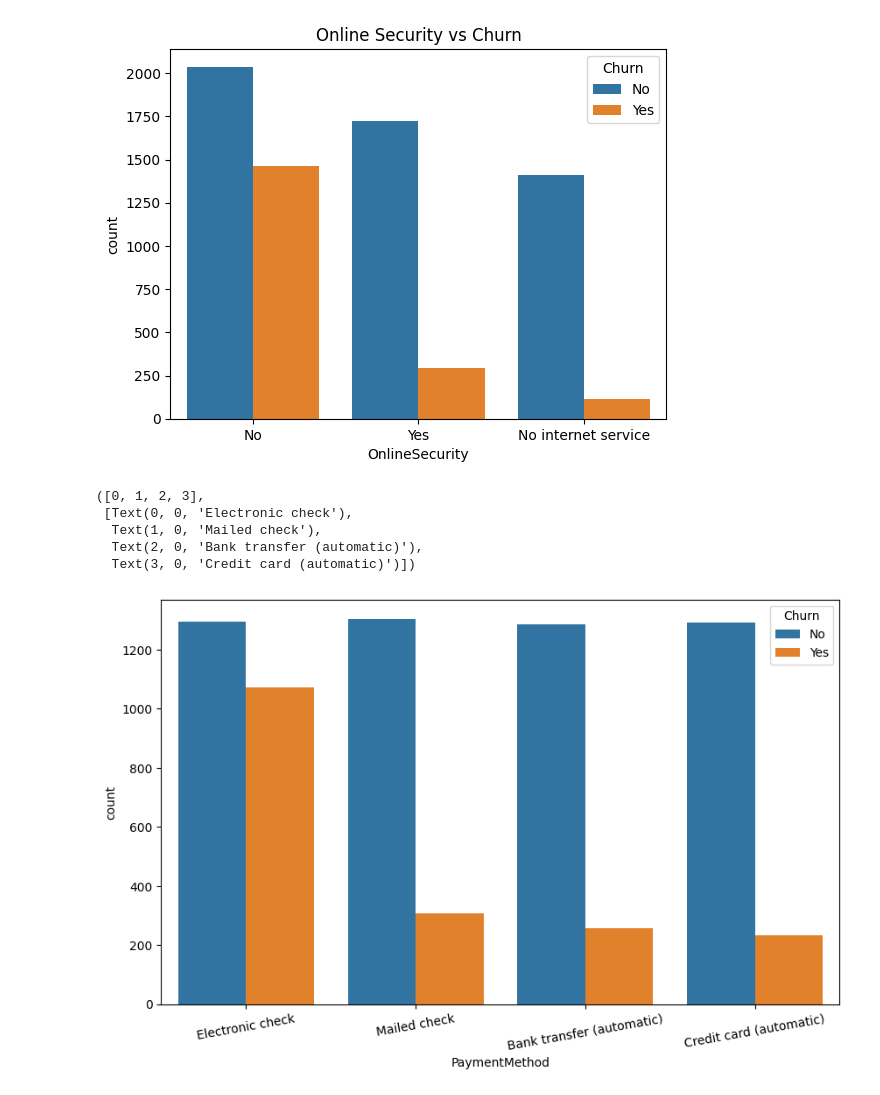
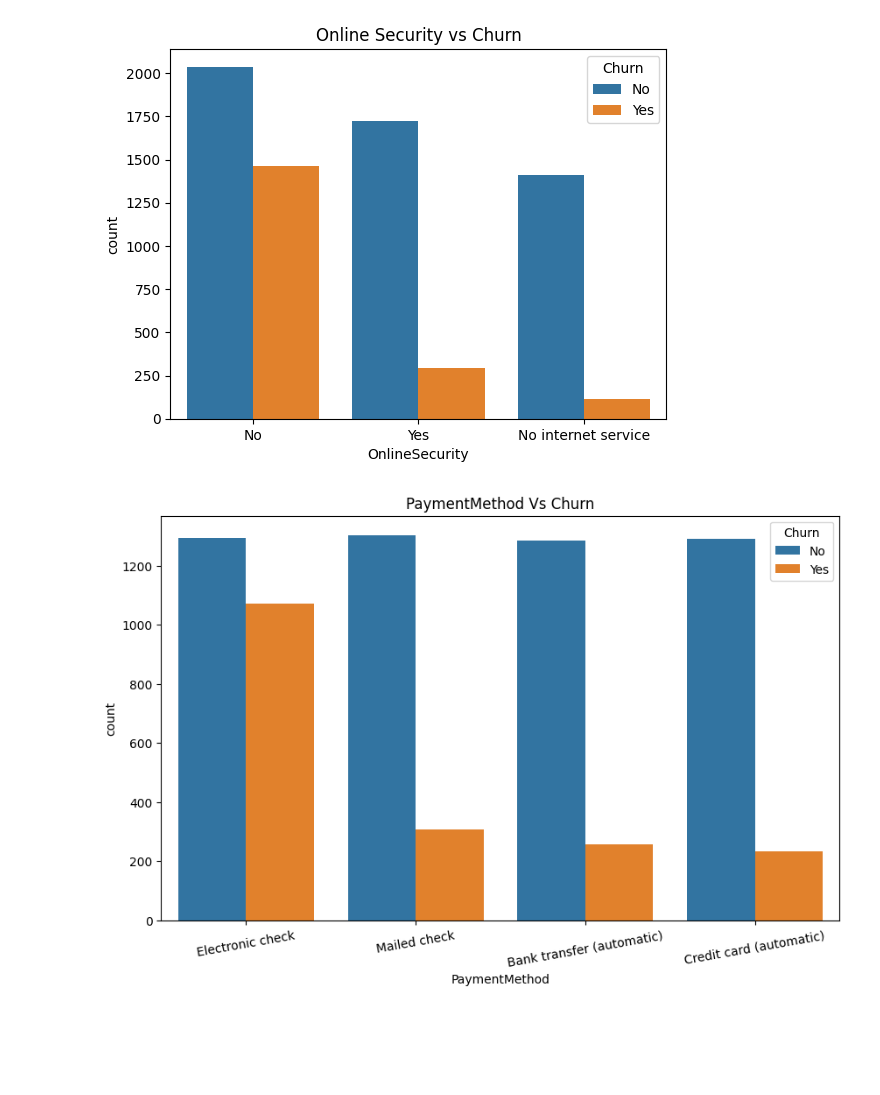
Before and after one commit to Shantaannu/Telecom-customer-churn, a Jupyter notebook: notebooks/03_eda.ipynb, the cells around one changed output. Cells and saved outputs as stored; diff of their text form; code cells hidden in the pictures; blank space fills up the shorter version.

Commit message:
Visualization code Updated

```diff
--- a/notebooks/03_eda.ipynb
+++ b/notebooks/03_eda.ipynb
@@ -103,14 +117,13 @@ plt.show()
 # %%
 plt.figure(figsize=(10,6))
 sns.countplot(data=df, x = 'PaymentMethod', hue = 'Churn')
+plt.title("PaymentMethod Vs Churn")
+plt.savefig(r"..\outputs\figures\PayementMethod_vs_Churn.png",dpi=300,bbox_inches="tight")
 plt.xticks(rotation = 10)
+plt.show()
+plt.close()
 # %% [output]
-([0, 1, 2, 3],
- [Text(0, 0, 'Electronic check'),
-  Text(1, 0, 'Mailed check'),
-  Text(2, 0, 'Bank transfer (automatic)'),
-  Text(3, 0, 'Credit card (automatic)')])
-[figure, old version]
+[figure, new version]
 # %%
 numeric_cols = ['tenure', 'MonthlyCharges', 'TotalCharges']
 corr = df[numeric_cols].corr()
```
Also changed, not shown: parts of 9 cells of this notebook.
